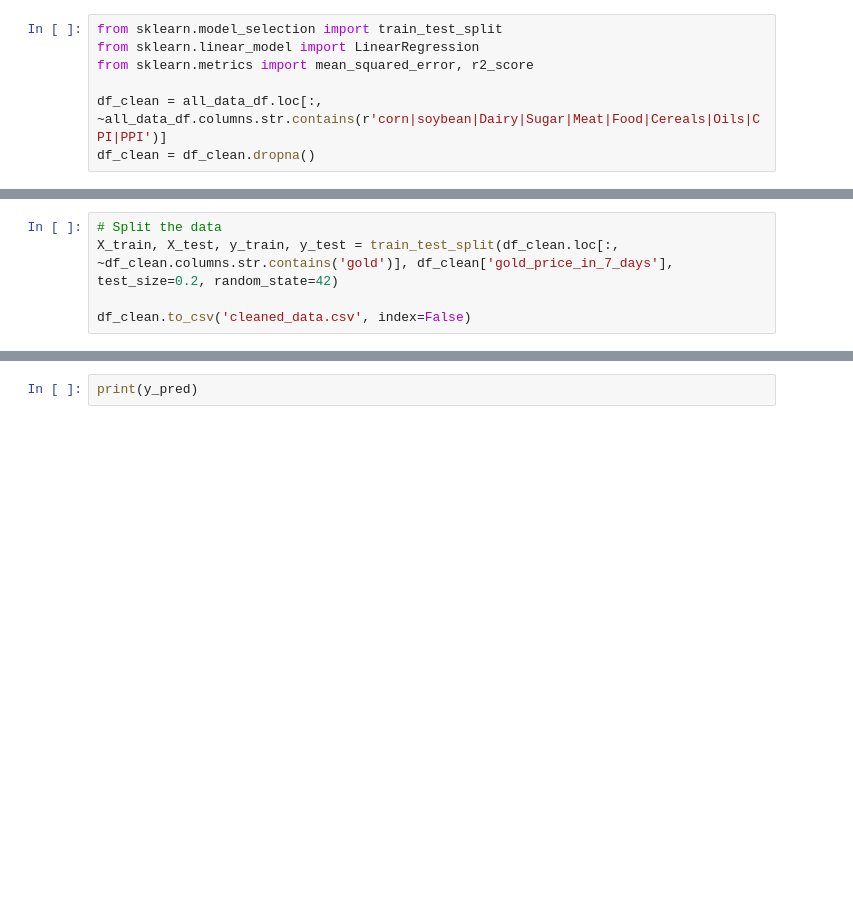
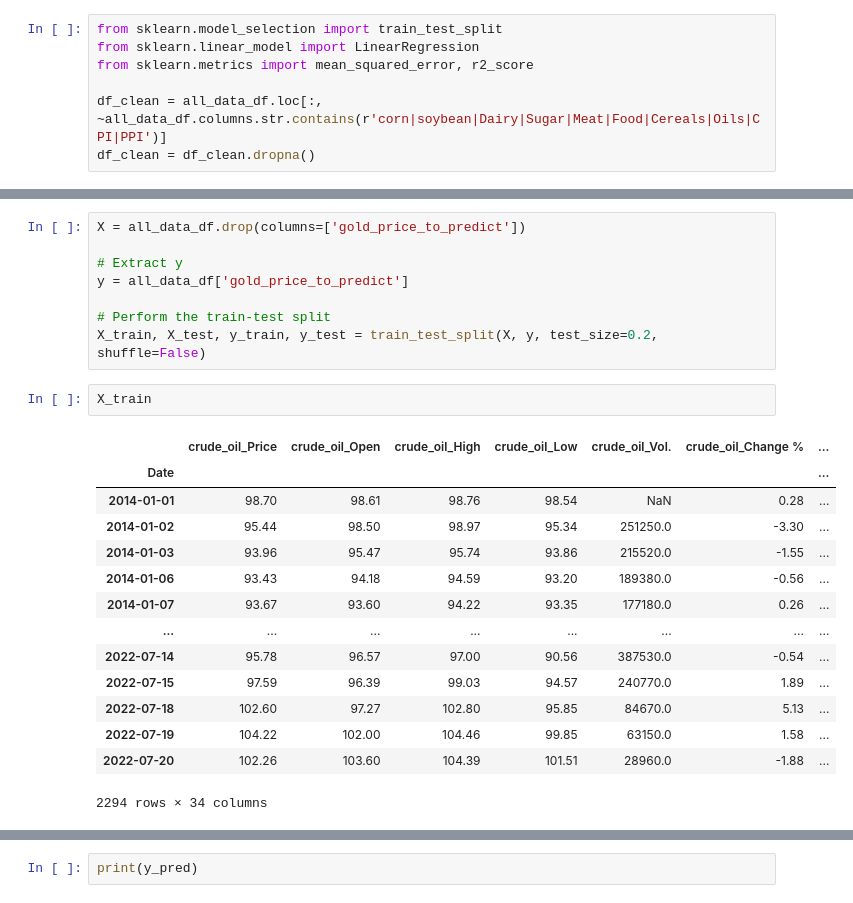
Before and after one commit to DanaMikulinsky/fintechFinalProject, a Jupyter notebook: dataExploration.ipynb, the cells around one changed output, grey strips where cells are left out. Saved outputs shown, nothing was run; the diff lists cells and outputs as text; blank space fills up the shorter version.

```diff
--- a/dataExploration.ipynb
+++ b/dataExploration.ipynb
@@ -610,6 +582,26 @@ all_data_df['gold_price_shifted'] = all_data_df['gold_Price'].shift(-7)
 # %%
-# Split the data
-X_train, X_test, y_train, y_test = train_test_split(df_clean.loc[:, ~df_clean.columns.str.contains('gold')], df_clean['gold_price_in_7_days'], test_size=0.2, random_state=42)
+X = all_data_df.drop(columns=['gold_price_to_predict'])
 
-df_clean.to_csv('cleaned_data.csv', index=False)
+# Extract y
+y = all_data_df['gold_price_to_predict']
+
+# Perform the train-test split
+X_train, X_test, y_train, y_test = train_test_split(X, y, test_size=0.2, shuffle=False)
+# %%
+X_train
+# %% [output]
+|  | crude_oil_Price | crude_oil_Open | crude_oil_High | crude_oil_Low | crude_oil_Vol. | crude_oil_Change % | ... |
+| Date |  |  |  |  |  |  | ... |
+| 2014-01-01 | 98.70 | 98.61 | 98.76 | 98.54 | NaN | 0.28 | ... |
+| 2014-01-02 | 95.44 | 98.50 | 98.97 | 95.34 | 251250.0 | -3.30 | ... |
+| 2014-01-03 | 93.96 | 95.47 | 95.74 | 93.86 | 215520.0 | -1.55 | ... |
+| 2014-01-06 | 93.43 | 94.18 | 94.59 | 93.20 | 189380.0 | -0.56 | ... |
+| 2014-01-07 | 93.67 | 93.60 | 94.22 | 93.35 | 177180.0 | 0.26 | ... |
+| ... | ... | ... | ... | ... | ... | ... | ... |
+| 2022-07-14 | 95.78 | 96.57 | 97.00 | 90.56 | 387530.0 | -0.54 | ... |
+| 2022-07-15 | 97.59 | 96.39 | 99.03 | 94.57 | 240770.0 | 1.89 | ... |
+| 2022-07-18 | 102.60 | 97.27 | 102.80 | 95.85 | 84670.0 | 5.13 | ... |
+| 2022-07-19 | 104.22 | 102.00 | 104.46 | 99.85 | 63150.0 | 1.58 | ... |
+| 2022-07-20 | 102.26 | 103.60 | 104.39 | 101.51 | 28960.0 | -1.88 | ... |
+2294 rows × 34 columns
 # %%
```
Also changed, not shown: parts of 24 cells of this notebook.
